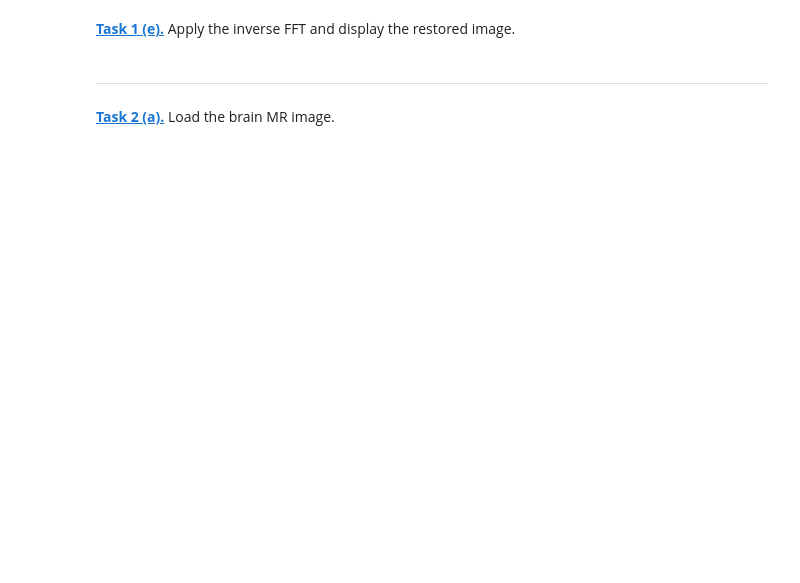
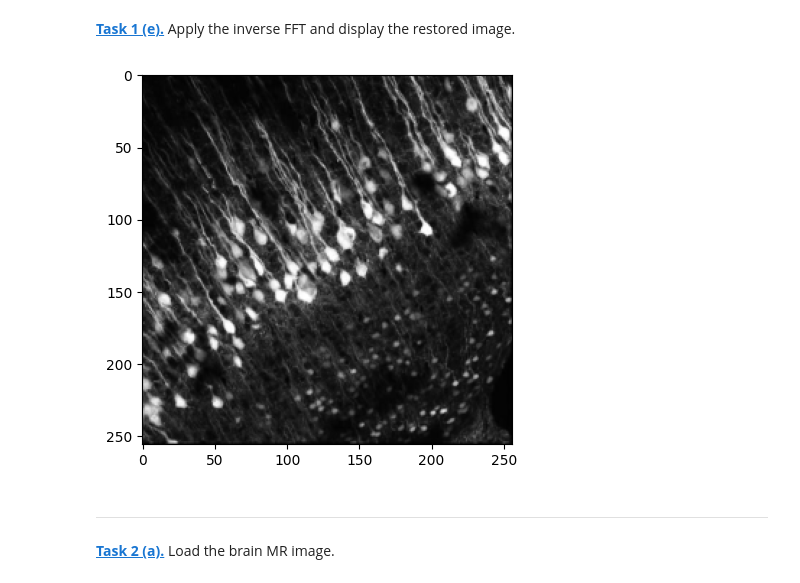
Before and after one commit to sedanep/mobifs5-python, a Jupyter notebook: fourier.ipynb, the cells around one changed output. Saved outputs shown, nothing was run; the diff lists cells and outputs as text; code cells hidden in the pictures; blank space fills up the shorter version.

```diff
--- a/fourier.ipynb
+++ b/fourier.ipynb
@@ -24,5 +61,12 @@ plt.imshow(phase, 'gray')
 # %% [markdown]
 **[Task 1 (e).]()** Apply the inverse FFT and display the restored image.
+# %%
+restored = np.fft.ifft2(np.fft.ifftshift(shifted))
+plt.figure()
+plt.imshow(restored.real, cmap='gray')
+plt.show()
+# %% [output]
+[figure, added]
 # %% [markdown]
 ---
 # %% [markdown]
```
Also changed, not shown: parts of 12 cells of this notebook.
